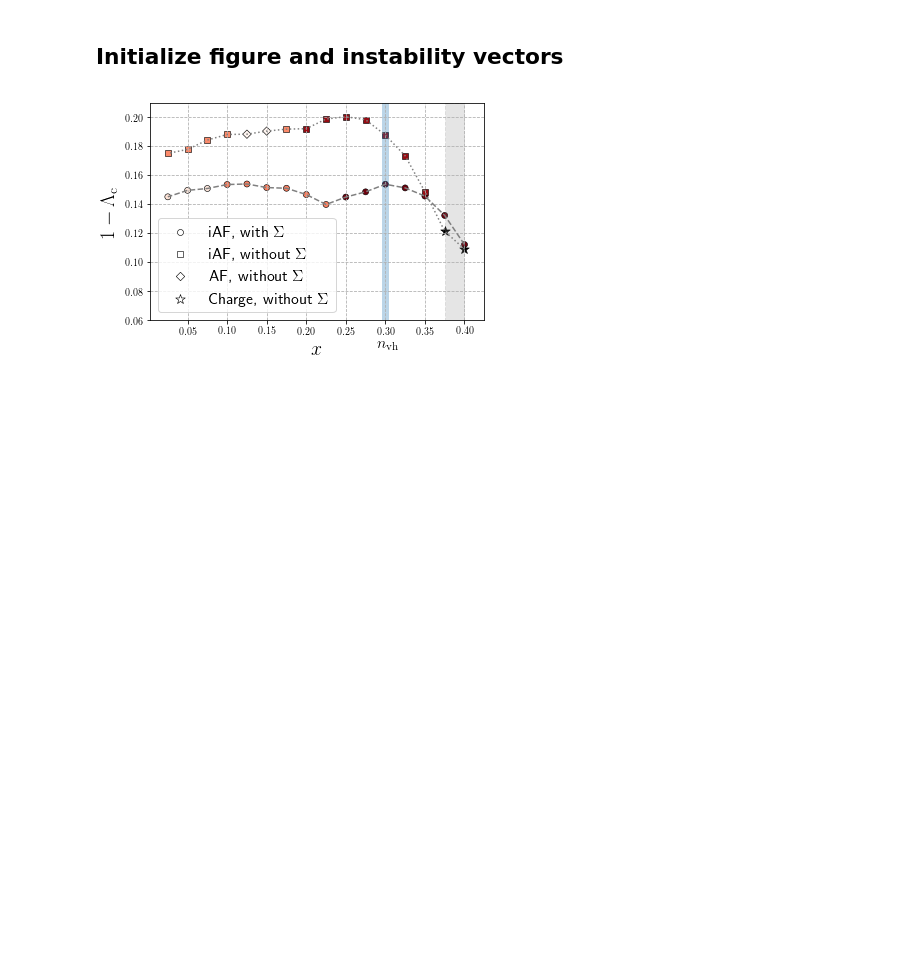
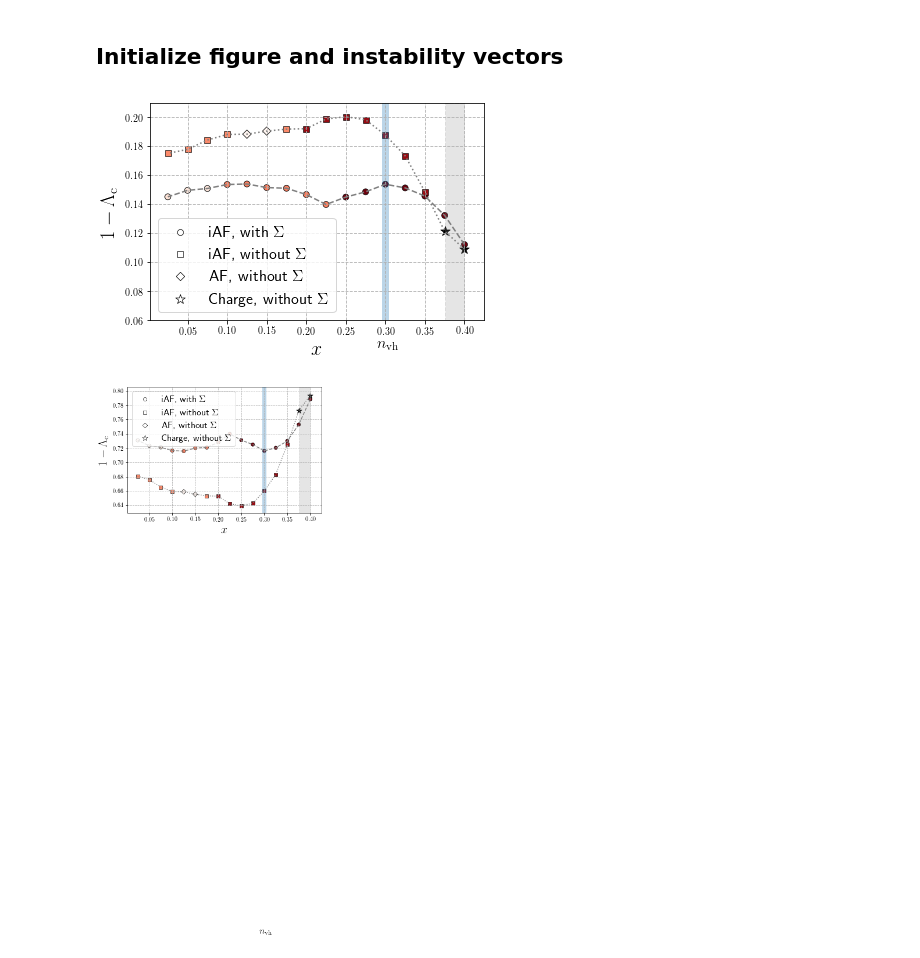
Before and after one commit to Ciro-Taranto/fRG_paper, a Jupyter notebook: scripts/phase_diagram.ipynb, the cells around one changed output. Saved outputs shown, nothing was run; the diff lists cells and outputs as text; code cells hidden in the pictures; blank space fills up the shorter version.

```diff
--- a/scripts/phase_diagram.ipynb
+++ b/scripts/phase_diagram.ipynb
@@ -109,3 +109,50 @@ plt.savefig('../images/phasediag.png',dpi=300)
 #os.system('geequie /home/taranto/Documents/fRG_paper/imaeges/criscale.png &')
 # %% [output]
 [figure]
+# %%
+fig=plt.figure()
+def form(a):
+    return "{:3.2f}".format(a)
+
+ax = fig.add_subplot(111)
+
+lcol=np.array(asscol(top,vectorst,'Reds'))[inco]
+commcol = np.array(asscol(top,vectorst,'Reds'))[comme]
+
+def util(a):
+    return (1.-a)**2
+    #return a
+plt.clf()
+plt.plot(1.-top[:,4],util(top[:,0]),color='grey',linestyle='dotted')
+plt.plot(1.-bottom[:,4],util(bottom[:,0]),color='grey',linestyle ='dashed')
+plt.scatter(1.-bottom[:,4],util(bottom[:,0]),c=asscol(bottom,vectorsb,'Reds'),marker='o',edgecolor='black', linewidth='0.6',label =r'iAF, with $\Sigma$')# label = r'with $\Sigma$')
+plt.scatter(1.-top[inco,4],util(top[inco,0]),c=lcol, marker='s',edgecolor='black', linewidth='0.6', label = r'iAF, without $\Sigma$')#,label =r'without $\Sigma$')
+plt.scatter(1.-top[comme,4],util(top[comme,0]),c=commcol, marker='D',edgecolor='black', linewidth='0.6', label = r'AF, without $\Sigma$')
+
+
+if np.sum([1. for v in top[top[:,5]==1.]])>0.5 :
+    plt.axvspan(1.-np.min(top[top[:,5]==1,4]),1.-np.max(top[top[:,5]==1,4]),linestyle ='dashed',color = 'grey',alpha=0.2)
+    plt.scatter(1.-top[top[:,5]==1.,4],util(top[top[:,5]==1.,0]),c='black', s = 100.0, marker='*', edgecolor='black', linewidth='0.6',label =r'Charge, without $\Sigma$')#,label =r'without $\Sigma$')
+
+
+rectangles = False
+if rectangles :
+    for i in range(1,vectorsb.shape[0]-1):
+        #lab = r'('+form(vectorsb[i][0])+r','+form(vectorsb[i][1])+r')'
+        ax.axvspan(recb[i],recb[i+1],alpha=0.5,fill=False, linestyle = 'dashed')# color = colorsb[i],label=lab)
+    for i in range(1,vectorst.shape[0]-1):
+        ax.axvspan(rect[i],rect[i+1],alpha=0.5,fill=False, linestyle = 'dotted')
+plt.axvspan(0.296,0.304,alpha=0.3,fill='indigo')
+#plt.ylim([0.06, 0.21])
+plt.grid(linestyle='dashed')
+plt.legend(fontsize = 16)
+plt.xlabel(r"$x$",fontsize=20)
+plt.ylabel(r"$1-\Lambda_{\mathrm{c}}$",fontsize=20)
+plt.text(0.290,0.04,r"$n_{\mathrm{vh}}$",fontsize=16)
+for i in  range(len(plt.gca().get_legend().legendHandles)):
+    plt.gca().get_legend().legendHandles[i].set_color('white')
+    plt.gca().get_legend().legendHandles[i].set_edgecolor('black')
+plt.savefig('../images/ueff.png',dpi=300)
+#os.system('geequie /home/taranto/Documents/fRG_paper/imaeges/criscale.png &')
+# %% [output]
+[figure, added]
```
Also changed, not shown: parts of 1 cell of this notebook, 26 other files.
